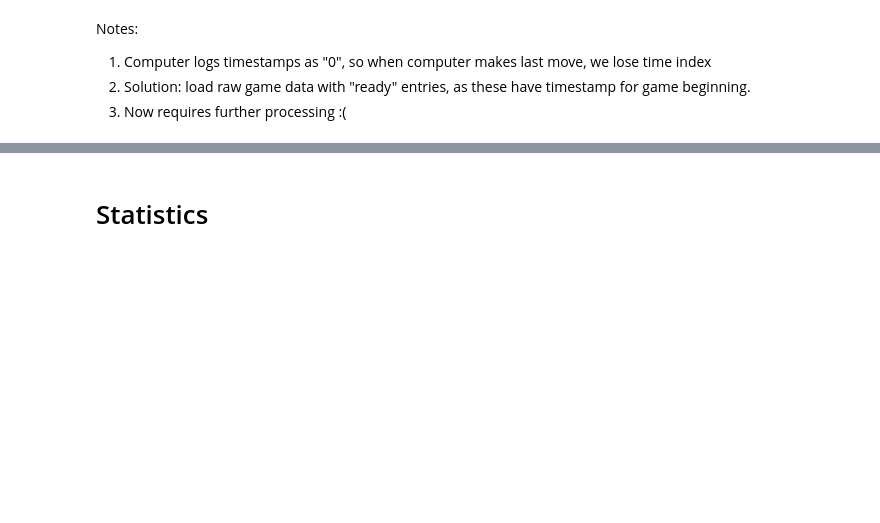
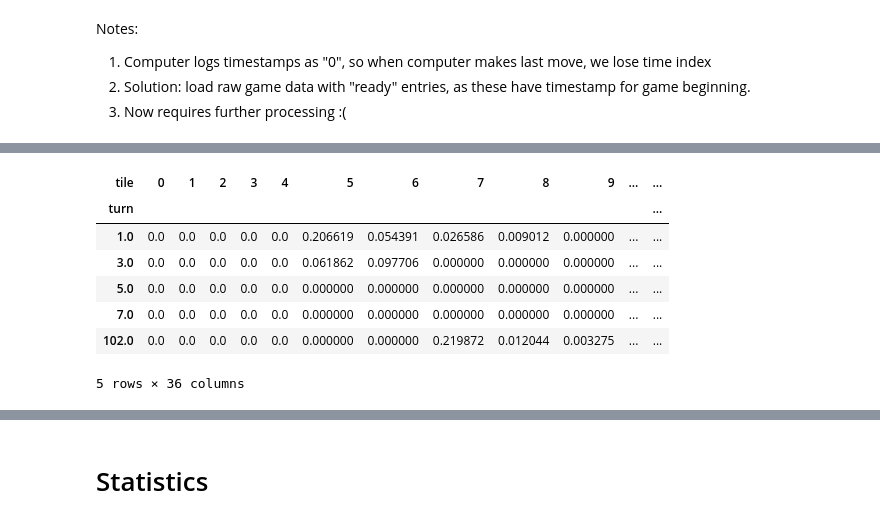
Before and after one commit to galbiati/mnk-cleaning-analysis, a Jupyter notebook: 2_eye/FINAL.ipynb, the cells around one changed output, grey strips where cells are left out. Drawn from its saved outputs; the diff is of its cells as text; code cells hidden in the pictures; blank space fills up the shorter version.

```diff
--- a/2_eye/FINAL.ipynb
+++ b/2_eye/FINAL.ipynb
@@ -128,0 +340,13 @@ t = [make_tidy(i) for i in range(len(e_list))]
+# %%
+ep = epivs[0][[i for i in range(36)]]
+epn = ep / ep.sum(axis=0)
+epn.head()
+# %% [output]
+| tile | 0 | 1 | 2 | 3 | 4 | 5 | 6 | 7 | 8 | 9 | ... | ... |
+| turn |  |  |  |  |  |  |  |  |  |  |  | ... |
+| 1.0 | 0.0 | 0.0 | 0.0 | 0.0 | 0.0 | 0.206619 | 0.054391 | 0.026586 | 0.009012 | 0.000000 | ... | ... |
+| 3.0 | 0.0 | 0.0 | 0.0 | 0.0 | 0.0 | 0.061862 | 0.097706 | 0.000000 | 0.000000 | 0.000000 | ... | ... |
+| 5.0 | 0.0 | 0.0 | 0.0 | 0.0 | 0.0 | 0.000000 | 0.000000 | 0.000000 | 0.000000 | 0.000000 | ... | ... |
+| 7.0 | 0.0 | 0.0 | 0.0 | 0.0 | 0.0 | 0.000000 | 0.000000 | 0.000000 | 0.000000 | 0.000000 | ... | ... |
+| 102.0 | 0.0 | 0.0 | 0.0 | 0.0 | 0.0 | 0.000000 | 0.000000 | 0.219872 | 0.012044 | 0.003275 | ... | ... |
+5 rows × 36 columns
```
Also changed, not shown: parts of 23 cells of this notebook.
